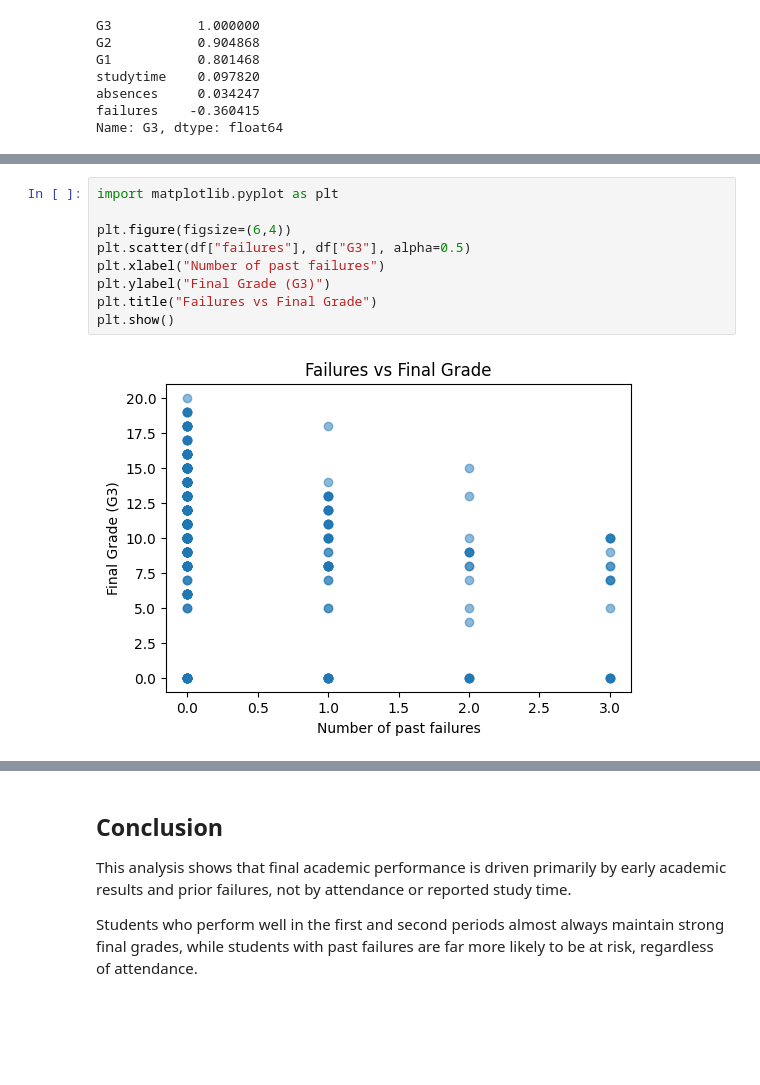
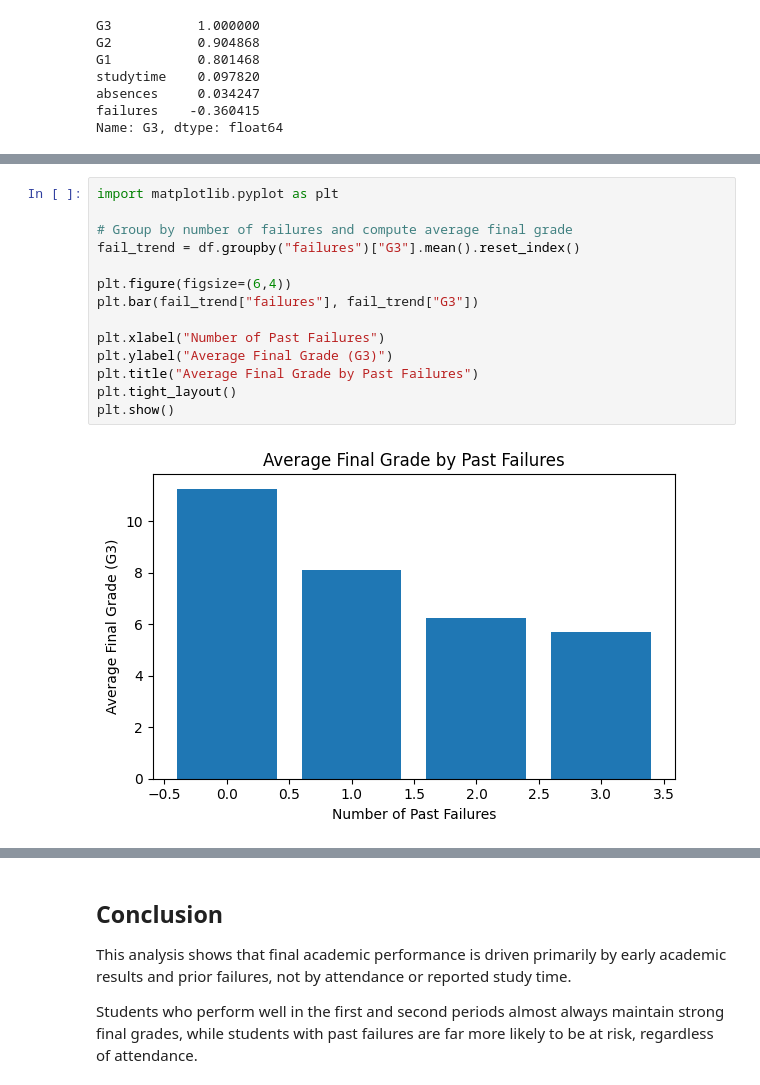
Before and after one commit to RiyaGaur01/student-attendance-performance-analytics, a Jupyter notebook: notebooks/analysis.ipynb, the cells around one changed output, grey strips where cells are left out. Drawn from its saved outputs; the diff is of its cells as text; blank space fills up the shorter version.

```diff
--- a/notebooks/analysis.ipynb
+++ b/notebooks/analysis.ipynb
@@ -112,11 +135,16 @@ Name: G3, dtype: float64
 # %%
 import matplotlib.pyplot as plt
 
+# Group by number of failures and compute average final grade
+fail_trend = df.groupby("failures")["G3"].mean().reset_index()
+
 plt.figure(figsize=(6,4))
-plt.scatter(df["failures"], df["G3"], alpha=0.5)
-plt.xlabel("Number of past failures")
-plt.ylabel("Final Grade (G3)")
-plt.title("Failures vs Final Grade")
+plt.bar(fail_trend["failures"], fail_trend["G3"])
+
+plt.xlabel("Number of Past Failures")
+plt.ylabel("Average Final Grade (G3)")
+plt.title("Average Final Grade by Past Failures")
+plt.tight_layout()
 plt.show()
 # %% [output]
-[figure, old version]
+[figure, new version]
```
Also changed, not shown: parts of 8 cells of this notebook.
